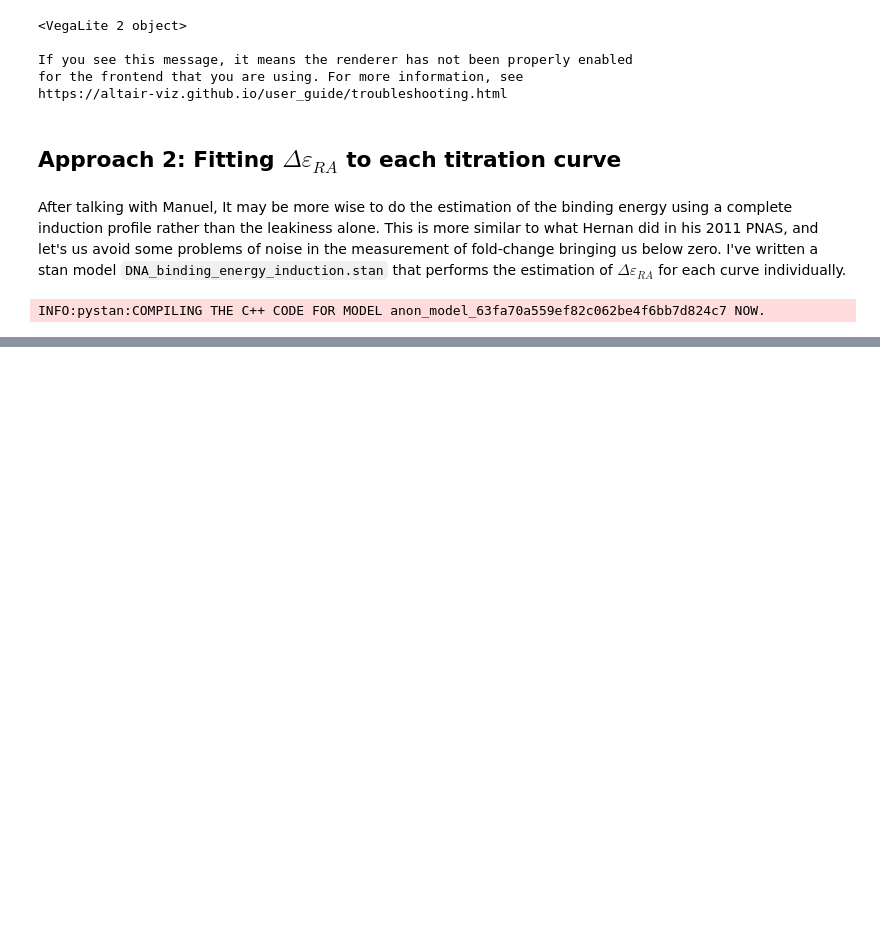
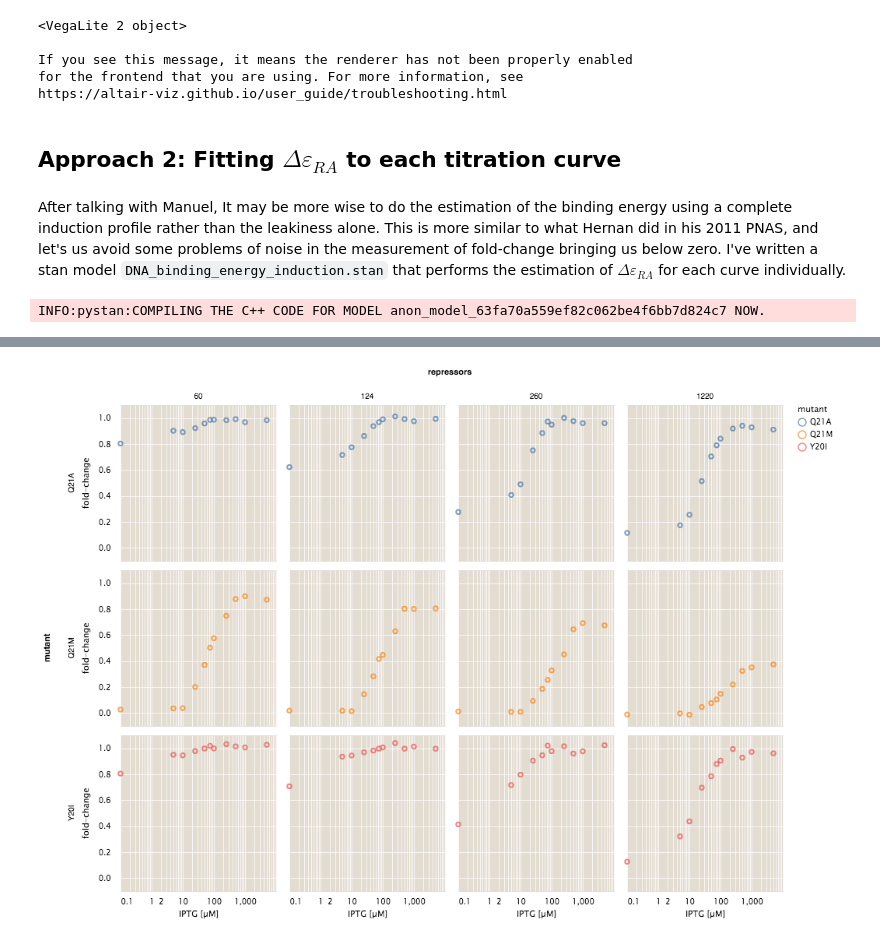
Before and after one commit to RPGroup-PBoC/mwc_mutants, a Jupyter notebook: code/analysis/complete_analysis.ipynb, the cells around one changed output, grey strips where cells are left out. Saved outputs shown, nothing was run; the diff lists cells and outputs as text; code cells hidden in the pictures; blank space fills up the shorter version.

```diff
--- a/code/analysis/complete_analysis.ipynb
+++ b/code/analysis/complete_analysis.ipynb
@@ -252,0 +386,29 @@ prof_ind_samples
+# %%
+a = alt.Chart(DNA_summ[DNA_summ['IPTGuM'] > 0]).mark_point().encode(
+    x=alt.X('IPTGuM:Q', scale={'type':'log'}, axis={'title':'IPTG [µM]'}),
+    y=alt.Y('mean:Q', axis={'title':'fold-change'}),
+    color='mutant:N').facet(
+    column='repressors:O',
+    row='mutant:O')
+
+# b = alt.Chart(DNA_summ[DNA_summ['IPTGuM'] > 0]).mark_square().encode(
+#     x=alt.X('IPTGuM:Q', scale={'type':'log'}, axis={'title':'IPTG [µM]'}),
+#     y=alt.Y('mean:Q', axis={'title':'fold-change'}),
+#     color='mutant:N',
+#     column='repressors:O',
+#     row='mutant:O')
+
+
+# b = alt.Chart(DNA_summ[DNA_summ['IPTGuM'] > 0]).mark_rule().encode(
+#     x=alt.X('IPTGuM:Q', scale={'type':'log'}, axis={'title':'IPTG [µM]'}),
+#     y=alt.Y('ymin:Q', axis={'title':'fold-change'}),
+#     y2='ymax:Q',
+#     color='mutant:N',
+#     column='repressors:O',
+#     row='mutant:O'
+#     ).transform_calculate(
+#     ymin='datum.mean - datum.sem',
+#     ymax='datum.mean + datum.sem')
+a
+# %% [output]
+[figure, added]
```
Also changed, not shown: parts of 11 cells of this notebook, 1 other file.
